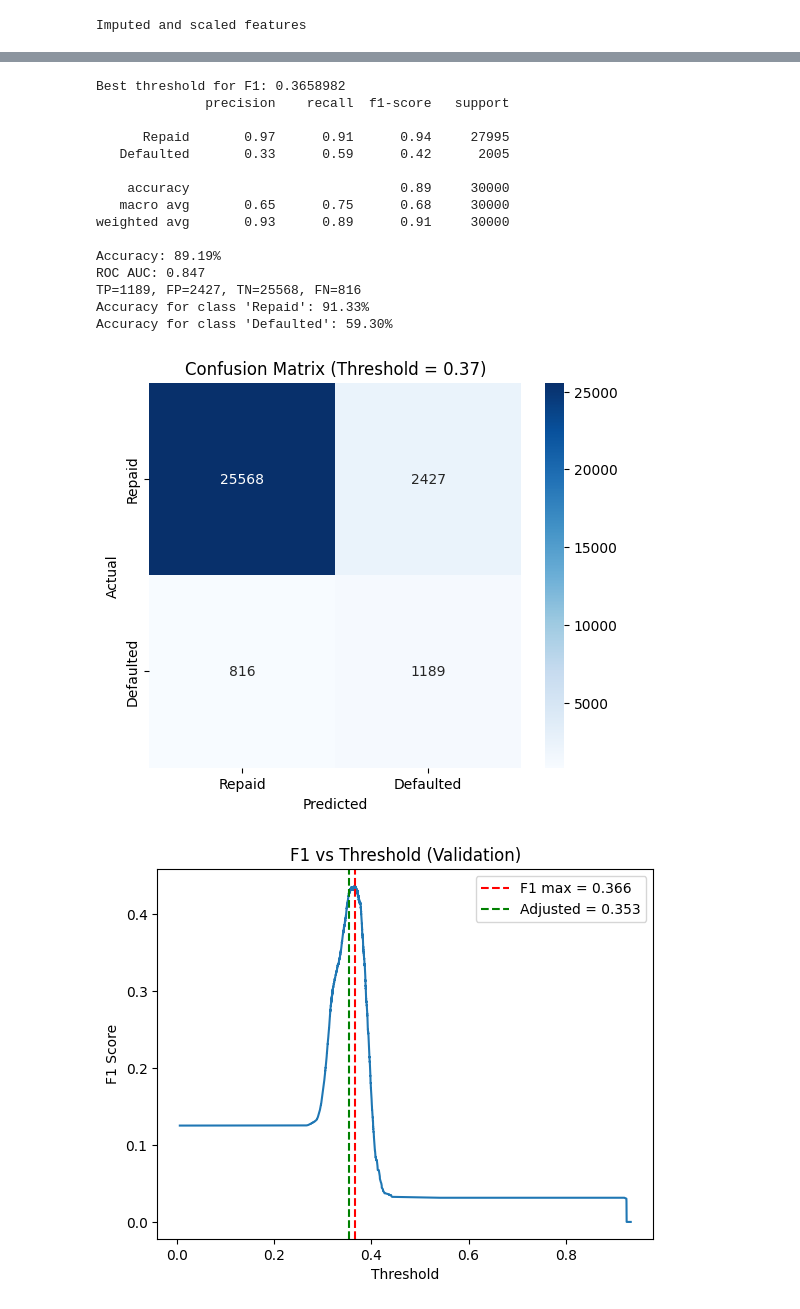
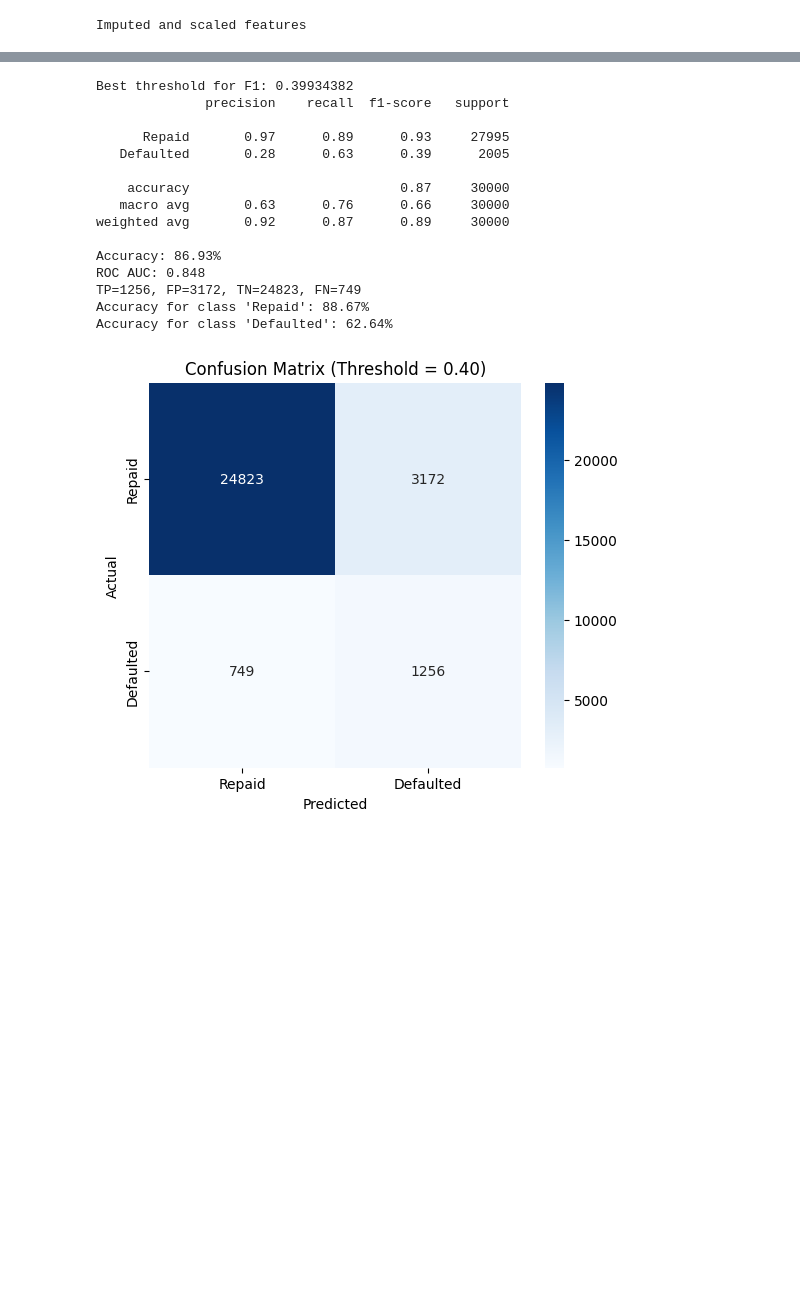
Before and after one commit to sunnysunny77/loan, a Jupyter notebook: cr.ipynb, the cells around one changed output, grey strips where cells are left out. Drawn from its saved outputs; the diff is of its cells as text; code cells hidden in the pictures; blank space fills up the shorter version.

```diff
--- a/cr.ipynb
+++ b/cr.ipynb
@@ -440,6 +461,6 @@ No highly correlated features dropped
 # %%
 # Collapse rare categories on training data
-df_collapsed, rare_maps = collapse_rare_categories(df_corr, threshold=0.013)
+df_collapsed, rare_maps = collapse_rare_categories(df_corr, threshold=0.02)
 # %% [output]
 Collapsed 1 rare categories in column 'CreditMix'
 Categories dropped: ['NoCredit']
@@ -449,6 +472,6 @@ df_processed, num_imputer, cat_imputer, robust_scaler, std_scaler  = impute_and_
 # %% [output]
 Imputed and scaled features
 # %%
-# Random Forest feature selection
-df_selected, selected_features = select_features_xgb(df_processed, y_train, threshold=55, top_n=30)
+# feature selection
+df_selected, selected_features = select_features_xgb(df_processed, y_train, threshold=50, top_n=30)
 # %% [output]
@@ -542,3 +565,8 @@ X_val_tensor = torch.tensor(X_val.values, dtype=torch.float32)
 y_val_tensor = torch.tensor(y_val, dtype=torch.long)
 X_test_tensor = torch.tensor(X_test.values, dtype=torch.float32)
 y_test_tensor  = torch.tensor(y_test, dtype=torch.long)
+classes = np.unique(y_train)
+class_weights = compute_class_weight(class_weight='balanced', classes=classes, y=y_train)
+class_weight_dict = dict(zip(classes, class_weights))
+weights_tensor = torch.tensor([class_weight_dict[int(c)] for c in y_train], dtype=torch.float32)
+print("Class weights:", class_weight_dict)
@@ -595,18 +625,21 @@ NN(
 # %%
 # Loss
-class BinaryFocalLoss(nn.Module):
+class WeightedBinaryFocalLoss(nn.Module):
     def __init__(self, alpha=0.25, gamma=2):
         super().__init__()
         self.alpha = alpha
         self.gamma = gamma
 
-    def forward(self, logits, targets):
+    def forward(self, logits, targets, weights=None):
         bce_loss = F.binary_cross_entropy_with_logits(logits, targets, reduction='none')
         pt = torch.exp(-bce_loss)
         focal_loss = self.alpha * (1 - pt) ** self.gamma * bce_loss
+        if weights is not None:
+            focal_loss = focal_loss * weights
         return focal_loss.mean()
 
-loss_fn = BinaryFocalLoss(alpha=0.95, gamma=3)
+alpha = class_weights[1] / (class_weights[0] + class_weights[1])
+loss_fn = WeightedBinaryFocalLoss(alpha=alpha, gamma=3)
 # %%
 # Train
 optimizer = optim.Adam(model.parameters(), lr=lr)
@@ -701,7 +735,7 @@ mask = denom != 0
 f1[mask] = 2 * prec[mask] * rec[mask] / denom[mask]
 best_thresh = thresholds[np.argmax(f1[:-1])]
 
-alpha = - 0.0125
+alpha = - 0.019 # adjusted for default
 adjusted_thresh = np.clip(best_thresh + alpha, 0, 1)
 
 y_test_probs = []
@@ -715,55 +749,45 @@ y_test_probs = np.array(y_test_probs)
 y_test_pred_opt = (y_test_probs > adjusted_thresh).astype(int)
 
 target_names = ['Repaid', 'Defaulted']
 report = classification_report(y_test, y_test_pred_opt, target_names=target_names)
 acc = accuracy_score(y_test, y_test_pred_opt)
 roc_auc = roc_auc_score(y_test, y_test_probs)
 cm = confusion_matrix(y_test, y_test_pred_opt)
 tn, fp, fn, tp = cm.ravel()
 per_class_acc = cm.diagonal() / cm.sum(axis=1)
 
 print("Best threshold for F1:", best_thresh)
 print(report)
 print(f"Accuracy: {acc*100:.2f}%")
 print(f"ROC AUC: {roc_auc:.3f}")
 print(f"TP={tp}, FP={fp}, TN={tn}, FN={fn}")
 for i, class_name in enumerate(target_names):
     print(f"Accuracy for class '{class_name}': {per_class_acc[i]*100:.2f}%")
 
 plt.figure(figsize=(6,5))
 sns.heatmap(cm, annot=True, fmt='d', cmap='Blues',
             xticklabels=target_names, yticklabels=target_names)
 plt.xlabel("Predicted")
 plt.ylabel("Actual")
 plt.title(f"Confusion Matrix (Threshold = {best_thresh:.2f})")
 plt.show()
-
-plt.plot(thresholds, f1[:-1])
-plt.axvline(best_thresh, color='r', linestyle='--', label=f"F1 max = {best_thresh:.3f}")
-plt.axvline(adjusted_thresh, color='g', linestyle='--', label=f"Adjusted = {adjusted_thresh:.3f}")
-plt.xlabel("Threshold")
-plt.ylabel("F1 Score")
-plt.legend()
-plt.title("F1 vs Threshold (Validation)")
-plt.show()
 # %% [output]
-Best threshold for F1: 0.3658982
+Best threshold for F1: 0.39934382
               precision    recall  f1-score   support
 
-      Repaid       0.97      0.91      0.94     27995
-   Defaulted       0.33      0.59      0.42      2005
+      Repaid       0.97      0.89      0.93     27995
+   Defaulted       0.28      0.63      0.39      2005
 
-    accuracy                           0.89     30000
-   macro avg       0.65      0.75      0.68     30000
-weighted avg       0.93      0.89      0.91     30000
+    accuracy                           0.87     30000
+   macro avg       0.63      0.76      0.66     30000
+weighted avg       0.92      0.87      0.89     30000
 
-Accuracy: 89.19%
-ROC AUC: 0.847
-TP=1189, FP=2427, TN=25568, FN=816
-Accuracy for class 'Repaid': 91.33%
-Accuracy for class 'Defaulted': 59.30%
+Accuracy: 86.93%
+ROC AUC: 0.848
+TP=1256, FP=3172, TN=24823, FN=749
+Accuracy for class 'Repaid': 88.67%
+Accuracy for class 'Defaulted': 62.64%
-[figure, old version]
+[figure, new version]
-[figure, removed]
 # %%
 # Data sets
 dtrain = xgb.DMatrix(X_train, label=y_train)
```
Also changed, not shown: parts of 19 cells of this notebook, 2 other files.
